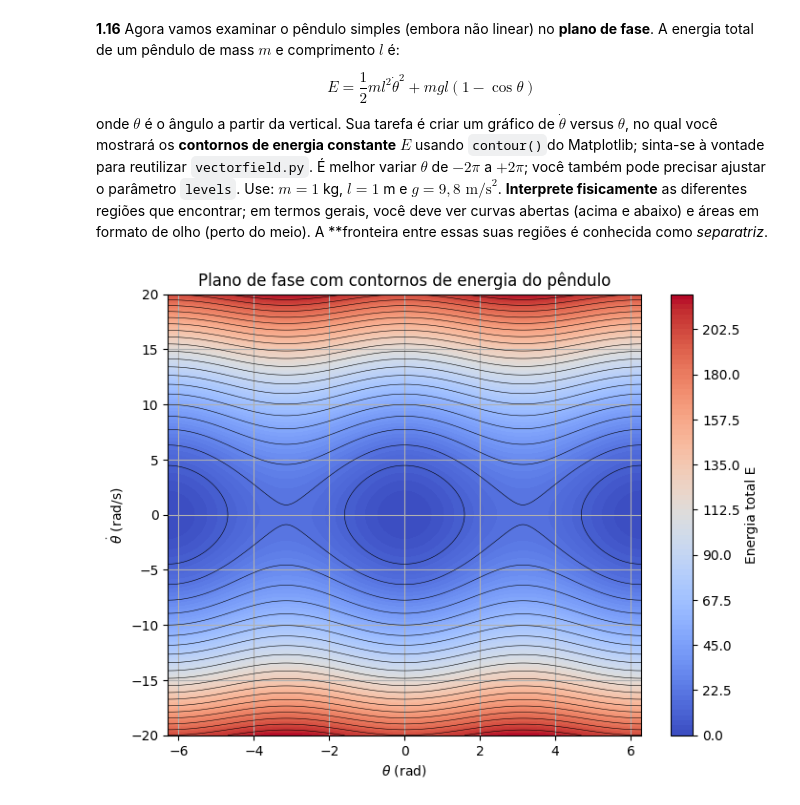
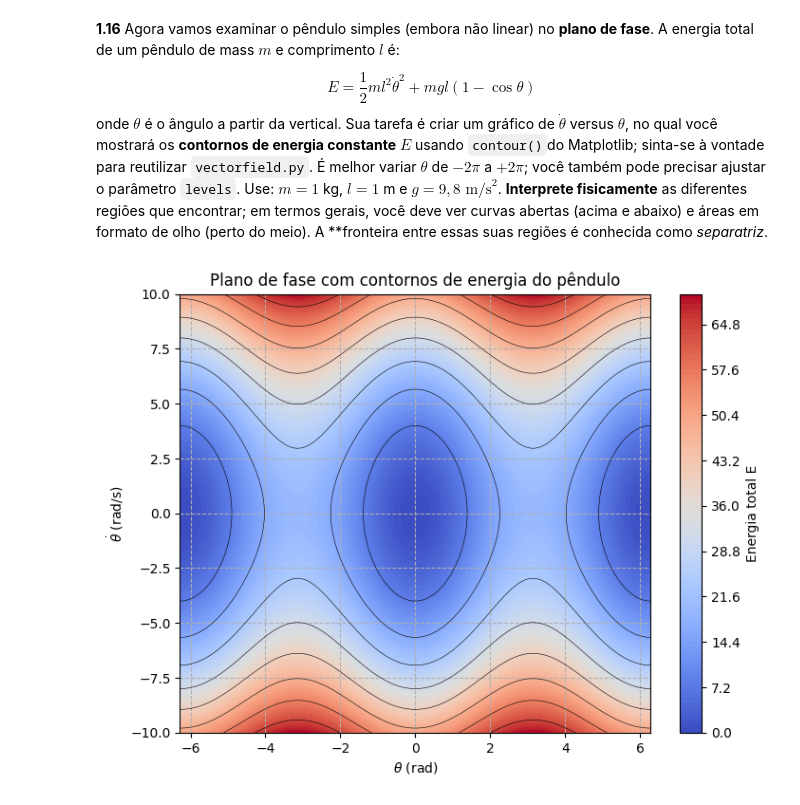
Before and after one commit to costandrad/numerical-methods-in-physics-with-python, a Jupyter notebook: src/01-idiomatic-python-problems.ipynb, the cells around one changed output. Cells and saved outputs as stored; diff of their text form; code cells hidden in the pictures.

```diff
--- a/src/01-idiomatic-python-problems.ipynb
+++ b/src/01-idiomatic-python-problems.ipynb
@@ -411,34 +411,34 @@ onde $\theta$ é o ângulo a partir da vertical. Sua tarefa é criar um gráfico
 import numpy as np
 import matplotlib.pyplot as plt
 
 # Função da energia total do pêndulo
 def pendulum_energy(theta, dtheta, m=1, g=9.8, l=1):
     return 0.5 * m * l**2 * dtheta**2 + m * g * l * (1 - np.cos(theta))
 
 # Grade de pontos (theta e dtheta)
 theta = np.linspace(-2 * np.pi, 2 * np.pi, 400)
-dtheta = np.linspace(-20, 20, 400)
+dtheta = np.linspace(-10, 10, 400)
 Theta, DTheta = np.meshgrid(theta, dtheta)
 
 # Parâmetros físicos
 m, g, l = 1, 9.8, 1
 E = pendulum_energy(Theta, DTheta, m, g, l)
 
 # Plotagem com contorno preenchido
 plt.figure(figsize=(8, 6))
 cont = plt.contourf(Theta, DTheta, E, levels=100, cmap='coolwarm')
 
-plt.contour(Theta, DTheta, E, levels=25, colors='black', linewidths=0.4)
+plt.contour(Theta, DTheta, E, levels=10, colors='black', linewidths=0.4)
 
 # Barra de cores
 cbar = plt.colorbar(cont)
 cbar.set_label('Energia total E')
 
 # Rótulos e título
 plt.xlabel(r'$\theta$ (rad)')
 plt.ylabel(r'$\dot{\theta}$ (rad/s)')
 plt.title('Plano de fase com contornos de energia do pêndulo')
-plt.grid(True)
+plt.grid(ls='dashed')
 plt.show()
 # %% [output]
-[figure, old version]
+[figure, new version]
```
Also changed, not shown: parts of 5 cells of this notebook.
